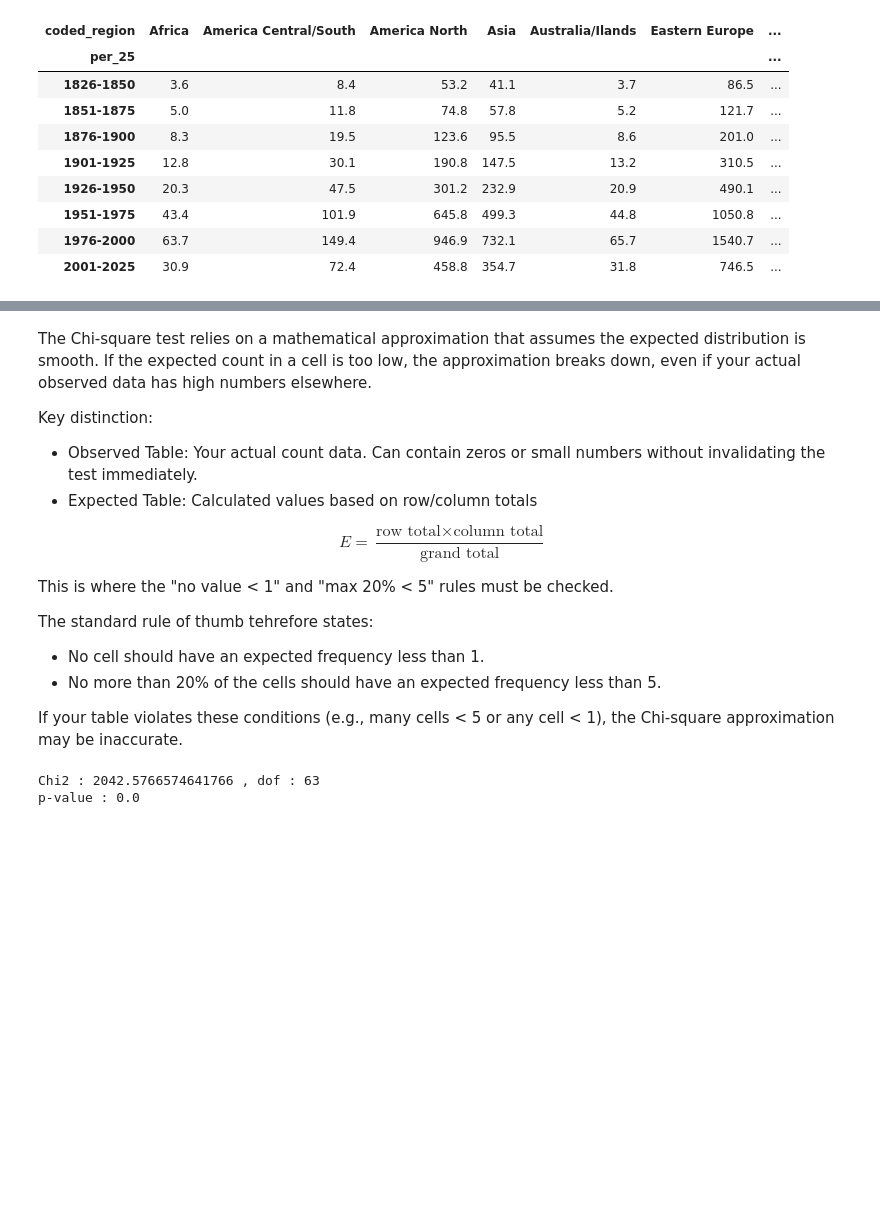
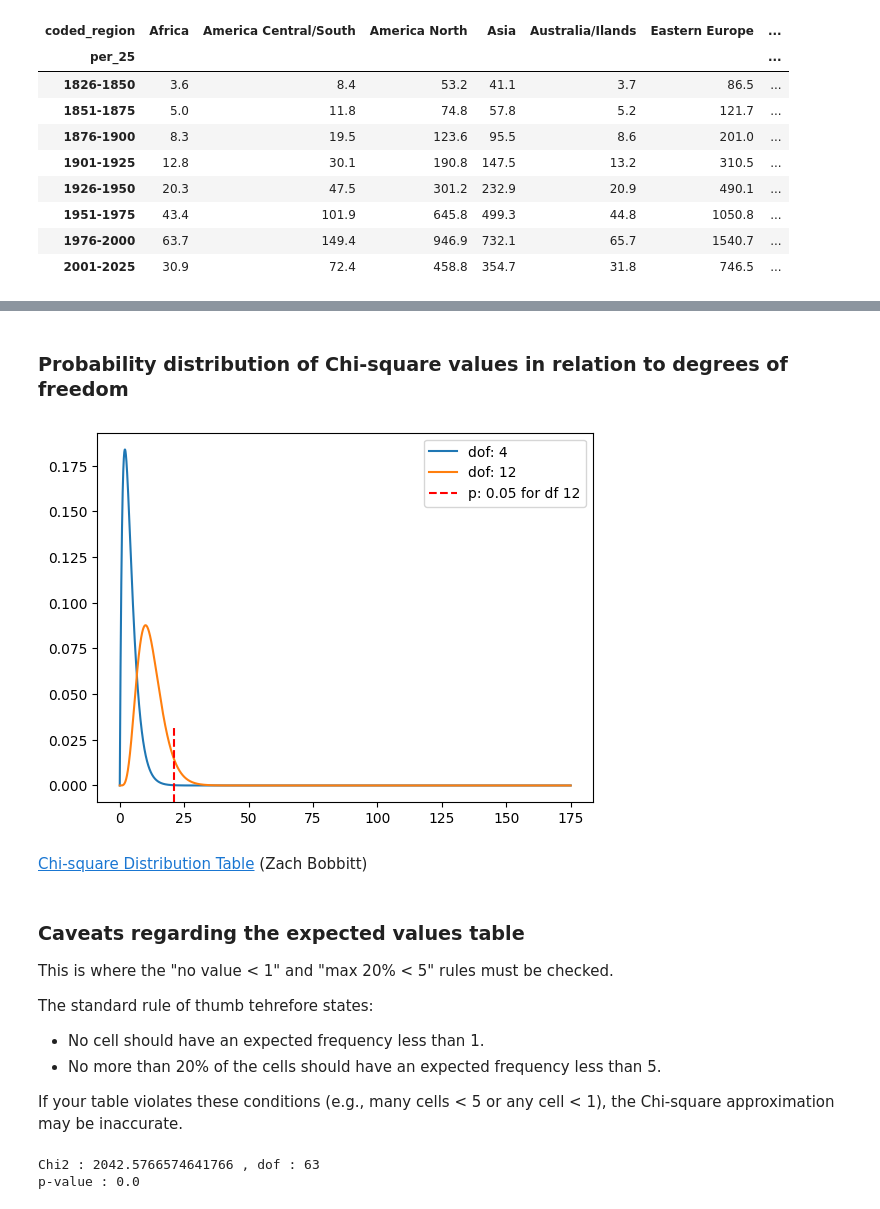
Before and after one commit to Sciences-historiques-numeriques/astronomers, a Jupyter notebook: notebooks_jupyter/wikidata_exploration/da3_distribution_continents_triplestore.ipynb, the cells around one changed output, grey strips where cells are left out. Saved outputs shown, nothing was run; the diff lists cells and outputs as text; code cells hidden in the pictures; blank space fills up the shorter version.

Commit message:
Added theory to chi-2 test

```diff
--- a/notebooks_jupyter/wikidata_exploration/da3_distribution_continents_triplestore.ipynb
+++ b/notebooks_jupyter/wikidata_exploration/da3_distribution_continents_triplestore.ipynb
@@ -356,11 +373,26 @@ dfe
+# %% [markdown]
+### Probability distribution of Chi-square values in relation to degrees of freedom
+# %%
+### Documentation !
+## https://www.statology.org/plot-chi-square-distribution-python/
+# x-axis ranges from 0 to 1750 with .001 steps
+x = np.arange(0, 175, 0.001)
+
+### plot Chi-square distribution with 4 degrees of freedom
+# cf. https://docs.scipy.org/doc/scipy/reference/generated/scipy.stats.chi2.html
+plt.plot(x, stats.chi2.pdf(x, df=4), label='dof: 4')
+plt.plot(x, stats.chi2.pdf(x, df=12), label='dof: 12')
+
+plt.axvline(x=21.026, ymax=0.2, color='red', linestyle='--', label='p: 0.05 for df 12')
+
+plt.legend()
+plt.show()
+# %% [output]
+[figure, added]
+# %% [markdown]
+[Chi-square Distribution Table](https://www.statology.org/chi-square-distribution-table/) (Zach Bobbitt)
 # %% [markdown]
-The Chi-square test relies on a mathematical approximation that assumes the expected distribution is smooth. If the expected count in a cell is too low, the approximation breaks down, even if your actual observed data has high numbers elsewhere.
-
-Key distinction:
-* Observed Table: Your actual count data. Can contain zeros or small numbers without invalidating the test immediately.
-* Expected Table: Calculated values based on row/column totals
-
-$$ E = \frac{\text{row total} \times \text{column total}}{\text{grand total}} $$
+### Caveats regarding the expected values table
 
 This is where the "no value < 1" and "max 20% < 5" rules must be checked.
 
```
Also changed, not shown: parts of 5 cells of this notebook.
